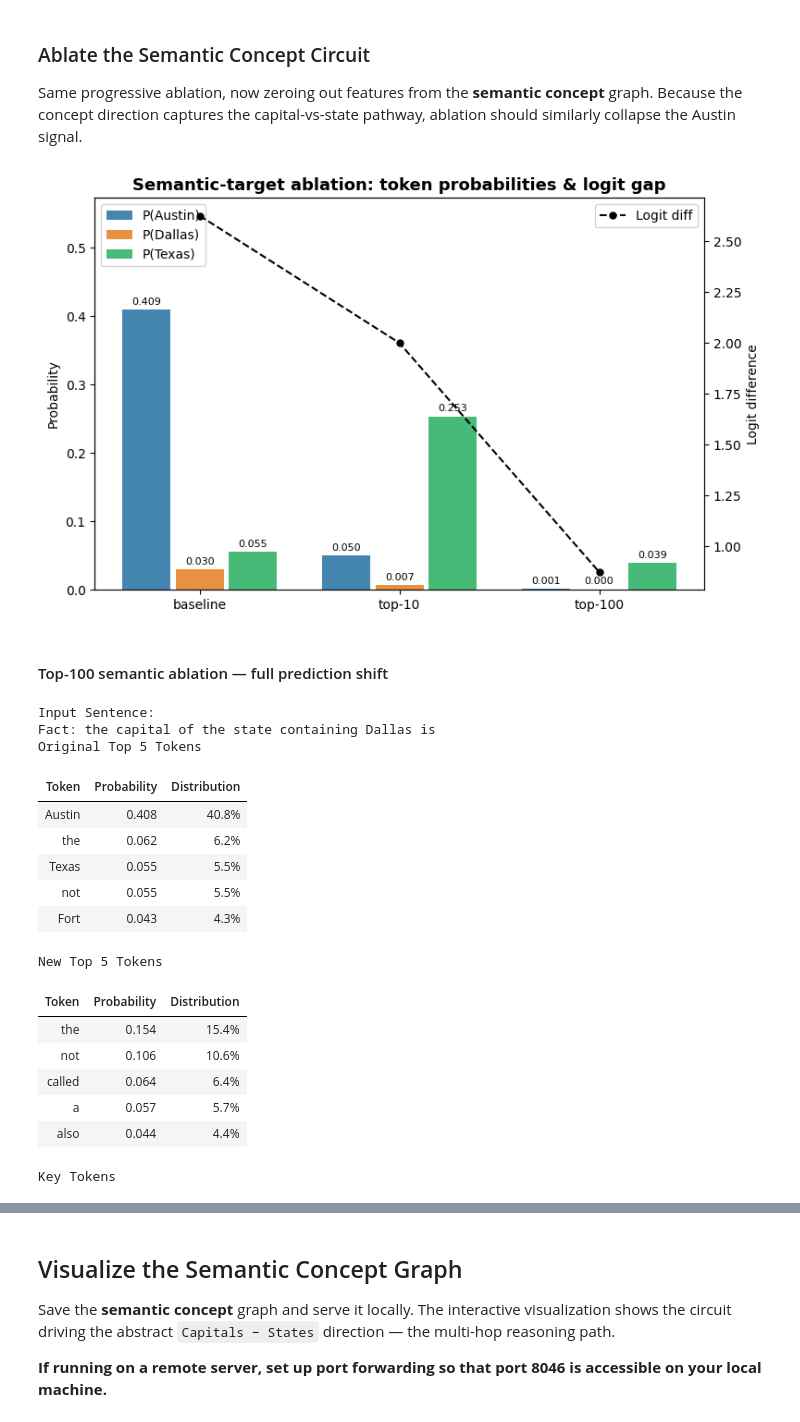
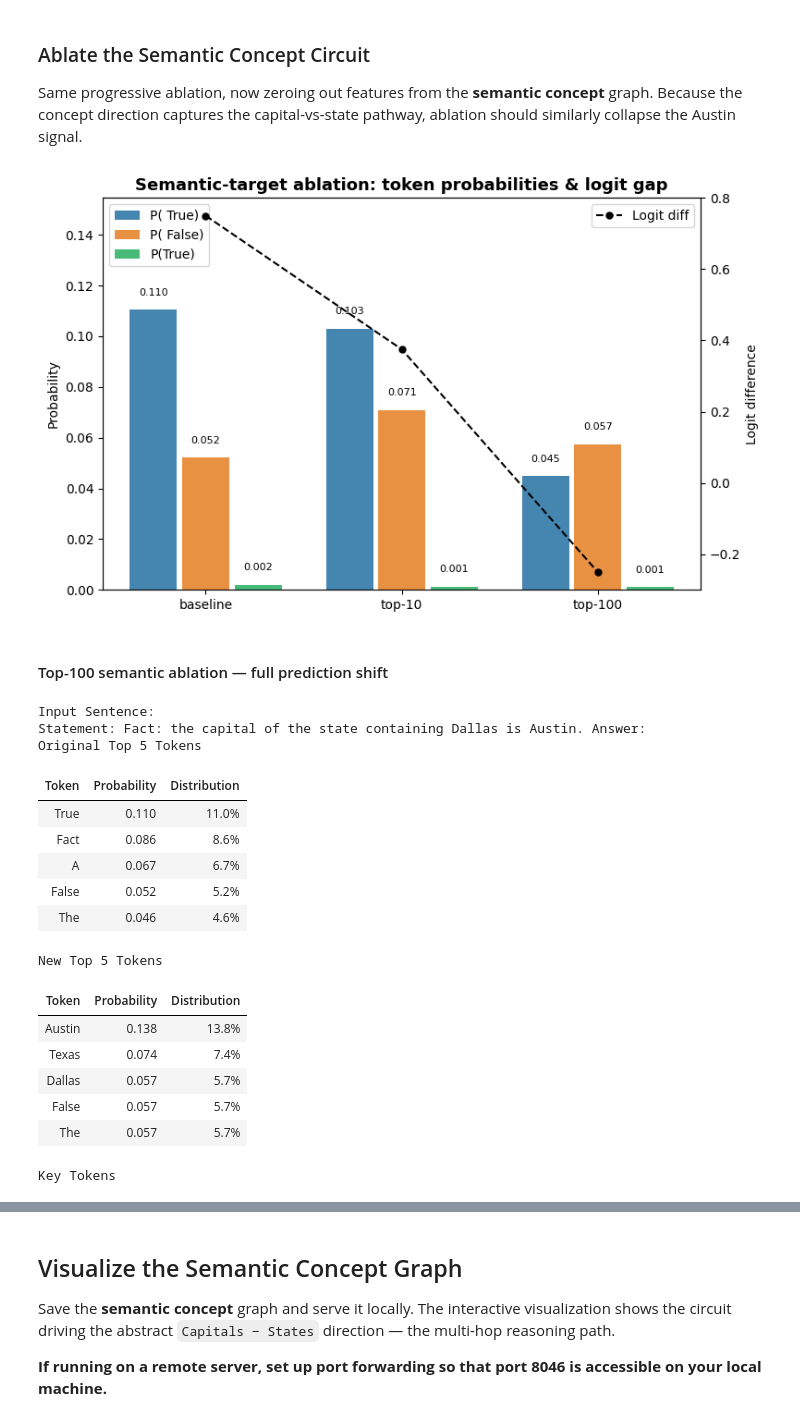
Before and after one commit to hollolaszlo88/thesis_circuit_breaker, a Jupyter notebook: my_work/notebooks/runpod_baseline_true_false.ipynb, the cells around one changed output, grey strips where cells are left out. Cells and saved outputs as stored; diff of their text form; code cells hidden in the pictures.

```diff
--- a/my_work/notebooks/runpod_baseline_true_false.ipynb
+++ b/my_work/notebooks/runpod_baseline_true_false.ipynb
@@ -337,8 +337,8 @@ This section explores the three simplest ways to specify attribution targets:
 # %%
 # Define the prompt, shared attribution parameters, and the three reference tokens (`▁Austin`, `▁Dallas`, `▁Texas`).
 
-prompt = "Fact: the capital of the state containing Dallas is"
-token_x, token_y = "▁Austin", "▁Dallas"
+prompt = "Statement: Fact: the capital of the state containing Dallas is Austin. Answer:"
+token_x, token_y = " True", " False"
 
 # Shared attribution kwargs (apply to all runs)
 # Note: max_n_logits / desired_logit_prob only apply to salient-logit mode
@@ -354,13 +354,18 @@ attr_kwargs = dict(
 tokenizer = model.tokenizer
 idx_x = tokenizer.encode(token_x, add_special_tokens=False)[-1]
 idx_y = tokenizer.encode(token_y, add_special_tokens=False)[-1]
-idx_texas = tokenizer.encode("▁Texas", add_special_tokens=False)[-1]
+idx_true  = tokenizer.encode("True", add_special_tokens=False)[-1]
+idx_false = tokenizer.encode("False", add_special_tokens=False)[-1]
+idx_yes   = tokenizer.encode("Yes", add_special_tokens=False)[-1]
+idx_no    = tokenizer.encode("No", add_special_tokens=False)[-1]
 
 # Bind the tokenizer and key tokens for display helpers
 display_topk = partial(
     display_topk_token_predictions,
     tokenizer=tokenizer,
-    key_tokens=[(token_x, idx_x), (token_y, idx_y), ("▁Texas", idx_texas)],
+    key_tokens=[(token_x, idx_x), (token_y, idx_y),
+                ("True", idx_true), ("False", idx_false),
+                ("Yes", idx_yes), ("No", idx_no)],
 )
 
 # Show baseline token probabilities
@@ -368,8 +373,8 @@ input_ids = model.ensure_tokenized(prompt)
 with torch.no_grad():
     baseline_logits, _ = model.get_activations(input_ids)
 
-key_ids = [idx_x, idx_y, idx_texas]
-key_labels = [token_x, token_y, "▁Texas"]
+key_ids = [idx_x, idx_y, idx_true, idx_false, idx_yes, idx_no]
+key_labels = [token_x, token_y, "True", "False", "Yes", "No"]
 display_token_probs(baseline_logits, key_ids, key_labels, title="Baseline probabilities")
 # %% [output]
 Baseline probabilities
@@ -937,9 +964,9 @@ from IPython.display import display, Markdown
 # Progressive ablation: zero out increasing numbers of custom-target features
 probs_base = torch.softmax(original_logits.squeeze(0)[-1].float(), dim=-1)
 groups = {"baseline": {
-    "P(Austin)": probs_base[idx_x].item(),
-    "P(Dallas)": probs_base[idx_y].item(),
-    "P(Texas)":  probs_base[idx_texas].item(),
+    "P( True)": probs_base[idx_x].item(),
+    "P( False)": probs_base[idx_y].item(),
+    "P(True)":  probs_base[idx_true].item(),
 }}
 logit_diffs = {"baseline": orig_gap}
 
@@ -957,7 +984,7 @@ for n in [10, 100]:
     groups[label] = {
         "P(Austin)": probs_abl[idx_x].item(),
         "P(Dallas)": probs_abl[idx_y].item(),
-        "P(Texas)":  probs_abl[idx_texas].item(),
+        "P(Texas)":  probs_abl[idx_true].item(),
     }
     logit_diffs[label] = gap
     ablation_results[n] = abl_logits
@@ -1002,56 +1032,56 @@ from IPython.display import display, Markdown
 
 # Progressive ablation of semantic-target features
 sem_groups = {"baseline": {
-    "P(Austin)": probs_base[idx_x].item(),
-    "P(Dallas)": probs_base[idx_y].item(),
-    "P(Texas)":  probs_base[idx_texas].item(),
+    "P( True)": probs_base[idx_x].item(),
+    "P( False)": probs_base[idx_y].item(),
+    "P(True)":  probs_base[idx_true].item(),
 }}
 sem_logit_diffs = {"baseline": orig_gap}
 
 sem_ablation_results = {}
 for n in [10, 100]:
     top_n, _ = get_top_features(graph_semantic, n=n)
     abl_tuples = [
         (layer, pos, feat_idx, 0.0 * activations[layer, pos, feat_idx])
         for (layer, pos, feat_idx) in top_n
     ]
     abl_logits, _ = model.feature_intervention(input_ids, abl_tuples)
     probs_abl = torch.softmax(abl_logits.squeeze(0)[-1].float(), dim=-1)
     gap = (abl_logits.squeeze(0)[-1, idx_x] - abl_logits.squeeze(0)[-1, idx_y]).item()
     label = f"top-{n}"
     sem_groups[label] = {
-        "P(Austin)": probs_abl[idx_x].item(),
-        "P(Dallas)": probs_abl[idx_y].item(),
-        "P(Texas)":  probs_abl[idx_texas].item(),
+        "P( True)": probs_abl[idx_x].item(),
+        "P( False)": probs_abl[idx_y].item(),
+        "P(True)":  probs_abl[idx_true].item(),
     }
     sem_logit_diffs[label] = gap
     sem_ablation_results[n] = abl_logits
 
 display_ablation_chart(sem_groups, logit_diffs=sem_logit_diffs,
                        title="Semantic-target ablation: token probabilities & logit gap")
 
 # Show the full top-k comparison for the strongest ablation
 strongest_n = max(sem_ablation_results.keys())
 display(Markdown(f"#### Top-{strongest_n} semantic ablation — full prediction shift"))
 display_topk(prompt, original_logits, sem_ablation_results[strongest_n])
 # %% [output]
-[figure, old version]
+[figure, new version]
 #### Top-100 semantic ablation — full prediction shift
 Input Sentence:
-Fact: the capital of the state containing Dallas is
+Statement: Fact: the capital of the state containing Dallas is Austin. Answer:
 Original Top 5 Tokens
 | Token | Probability | Distribution |
-| Austin | 0.408 | 40.8% |
-| the | 0.062 | 6.2% |
-| Texas | 0.055 | 5.5% |
-| not | 0.055 | 5.5% |
-| Fort | 0.043 | 4.3% |
+| True | 0.110 | 11.0% |
+| Fact | 0.086 | 8.6% |
+| A | 0.067 | 6.7% |
+| False | 0.052 | 5.2% |
+| The | 0.046 | 4.6% |
 New Top 5 Tokens
 | Token | Probability | Distribution |
-| the | 0.154 | 15.4% |
-| not | 0.106 | 10.6% |
-| called | 0.064 | 6.4% |
-| a | 0.057 | 5.7% |
-| also | 0.044 | 4.4% |
+| Austin | 0.138 | 13.8% |
+| Texas | 0.074 | 7.4% |
+| Dallas | 0.057 | 5.7% |
+| False | 0.057 | 5.7% |
+| The | 0.057 | 5.7% |
 Key Tokens
 | Token | Original | New | Change |
```
Also changed, not shown: parts of 13 cells of this notebook, 3 other files.
